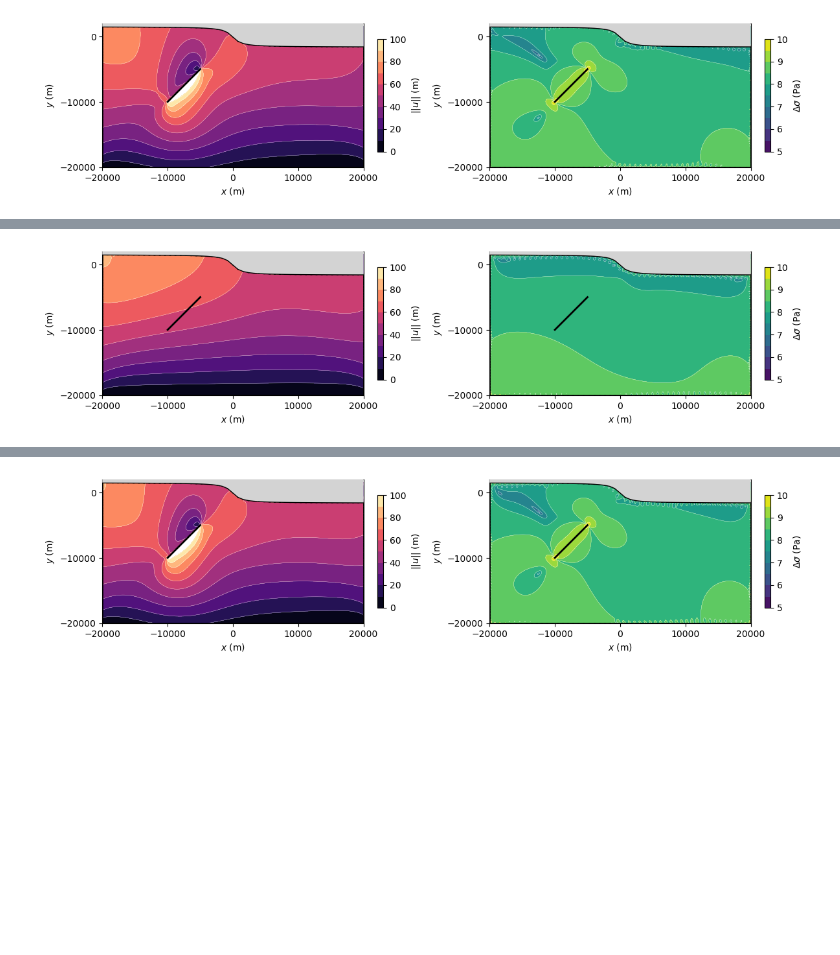
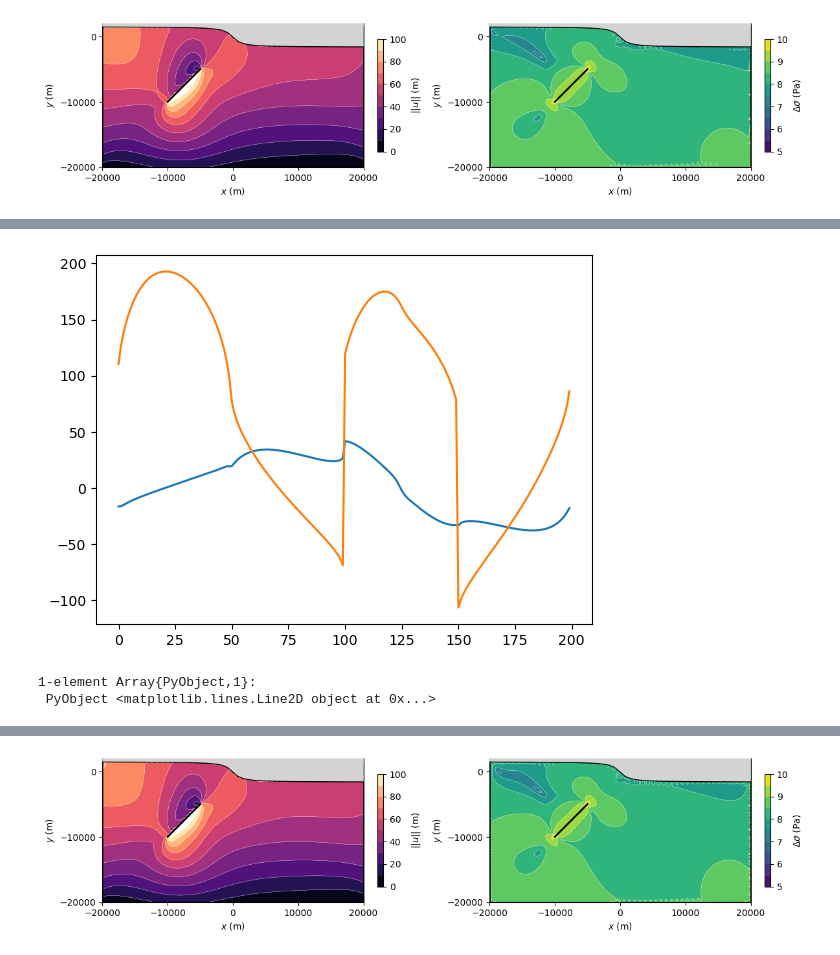
Before and after one commit to brendanjmeade/Bem2d.jl, a Jupyter notebook: fem_bem/faultboxfemgravitytopo.ipynb, the cells around one changed output, grey strips where cells are left out. Saved outputs shown, nothing was run; the diff lists cells and outputs as text; code cells hidden in the pictures; blank space fills up the shorter version.

```diff
--- a/fem_bem/faultboxfemgravitytopo.ipynb
+++ b/fem_bem/faultboxfemgravitytopo.ipynb
@@ -319,0 +170,2 @@ bcs_RTL = -fem_eval_t([idxbox["R"]; idxbox["T"]; idxbox["L"]], elsbox.xcenter, e
+# %%
+sxx_sxy, sxy_syy = fenics_tensor_components(V, fenics_stress(fenics_u, lambda, mu))
@@ -319,0 +174,2 @@ bcs_RTL = -fem_eval_t([idxbox["R"]; idxbox["T"]; idxbox["L"]], elsbox.xcenter, e
+# %%
+bcs_B = -fenics_eval_u(fenics_u, idxbox["B"], elsbox.xcenter, elsbox.ycenter)
@@ -320,3 +194,6 @@ bcs_RTL = -fem_eval_t([idxbox["R"]; idxbox["T"]; idxbox["L"]], elsbox.xcenter, e
+# %%
+bcs_RTL_S = -fenics_eval_s(sxx_sxy, sxy_syy, RTL_idx, elsbox.xcenter, elsbox.ycenter)
+bcs_RTL = stress_to_trac(bcs_RTL_S, RTL_idx, elsbox.xnormal, elsbox.ynormal);
 # %%
 bcsboxgravityfem = zeros(2 * elsbox.endidx - 2)
 bcsboxgravityfem[1:2*nside] = bcs_B
@@ -325,22 +202,10 @@ bcsboxgravityfem[2*nside+1:end] = bcs_RTL;
 Ueffboxparticular = THbox \ bcsboxgravityfem
 Ubox, Sbox = constdispstress(slip2dispstress, xgrid, ygrid, elsbox,
                                BRTL_idx, Ueffboxparticular[1:2:end], Ueffboxparticular[2:2:end], mu, nu);
-# %%
-n = length(xgrid)
-Ufem = zero(Ubox)
-Sfem = zero(Sbox)
-for i in 1:n
-    ux, uy = fem_interior_eval(u, xgrid[i], ygrid[i])
-    sxx,sxy = fem_interior_eval(sxx_sxy, xgrid[i], ygrid[i])
-    sxy2,syy = fem_interior_eval(sxy_syy, xgrid[i], ygrid[i])
-    Ufem[i, 1] += ux
-    Ufem[i, 2] += uy
-    Sfem[i, 1] += sxx
-    Sfem[i, 3] += sxy
-    Sfem[i, 2] += syy
-end
-Ufem_gravity_only = Ubox + Ufem
-Sfem_gravity_only = Sbox + Sfem
-twopanel(xgrid, ygrid, npts, Ufem_gravity_only, Sfem_gravity_only, idxbox, elsbox);
-# %% [output]
-[figure, removed]
+# %%
+plot(Ueffboxparticular[1:2:end])
+plot(Ueffboxparticular[2:2:end])
+# %% [output]
+[figure, added]
+1-element Array{PyObject,1}:
+ PyObject <matplotlib.lines.Line2D object at 0x...>
```
Also changed, not shown: parts of 14 cells of this notebook, 3 other files.
